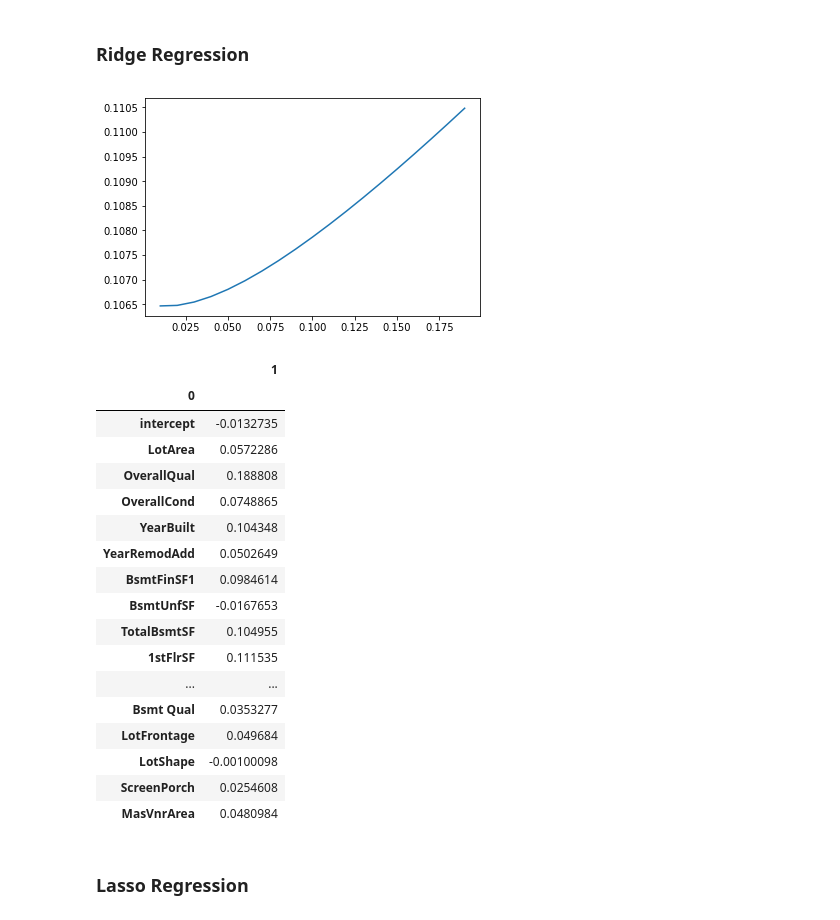
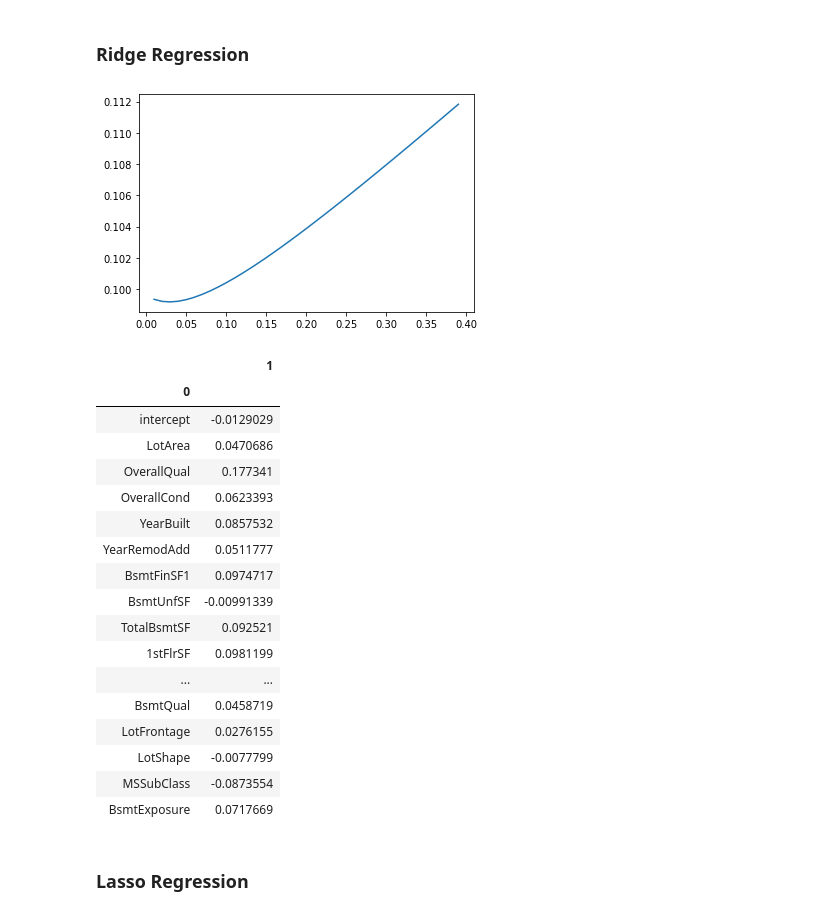
Before and after one commit to reeeno/iowa-housing-price, a Jupyter notebook: IHP.ipynb, the cells around one changed output. Cells and saved outputs as stored; diff of their text form; code cells hidden in the pictures.

```diff
--- a/IHP.ipynb
+++ b/IHP.ipynb
@@ -18,5 +18,10 @@ additional_features = pd.read_csv(f"{data_folder}/data.csv").drop("Id", axis=1)
 additional_features = additional_features.fillna(additional_features.mean())
 additional_features = additional_features.fillna('N/A')
 base_features = pd.read_csv(f"{data_folder}/Houseprice_data_scaled.csv")
+for c in base_features.columns:
+    try:
+        additional_features = additional_features.drop([c], axis=1)
+    except KeyError:
+        next
 # %% [markdown]
 ### Parameters & Constants
@@ -226,35 +437,35 @@ regression(ADDITIONAL_FEATURES_SELECT, method='linear')['coeffs']
 # %% [markdown]
 ### Ridge Regression
 # %%
-lambdas = np.arange(0.01, 0.2, 0.01)
+lambdas = np.arange(0.01, 0.4, 0.01)
 alphas = lambdas * 1800
 
-mses = [x['mse'] for x in regression(ADDITIONAL_FEATURES_SELECT, method='ridge', alpha=alphas)]
+mses = [x['mse'] for x in regression(ADDITIONAL_FEATURES, method='ridge', alpha=alphas)]
 
 plt.plot(lambdas, mses)
 plt.show()
 
-regression(ADDITIONAL_FEATURES_SELECT, method='ridge', alpha=LAMBDA_RIDGE*1800)['coeffs']
+regression(ADDITIONAL_FEATURES, method='ridge', alpha=LAMBDA_RIDGE*1800)['coeffs']
 # %% [output]
-[figure, old version]
+[figure, new version]
 |  | 1 |
 | 0 |  |
-| intercept | -0.0132735 |
-| LotArea | 0.0572286 |
-| OverallQual | 0.188808 |
-| OverallCond | 0.0748865 |
-| YearBuilt | 0.104348 |
-| YearRemodAdd | 0.0502649 |
-| BsmtFinSF1 | 0.0984614 |
-| BsmtUnfSF | -0.0167653 |
-| TotalBsmtSF | 0.104955 |
-| 1stFlrSF | 0.111535 |
+| intercept | -0.0129029 |
+| LotArea | 0.0470686 |
+| OverallQual | 0.177341 |
+| OverallCond | 0.0623393 |
+| YearBuilt | 0.0857532 |
+| YearRemodAdd | 0.0511777 |
+| BsmtFinSF1 | 0.0974717 |
+| BsmtUnfSF | -0.00991339 |
+| TotalBsmtSF | 0.092521 |
+| 1stFlrSF | 0.0981199 |
 | ... | ... |
-| Bsmt Qual | 0.0353277 |
-| LotFrontage | 0.049684 |
-| LotShape | -0.00100098 |
-| ScreenPorch | 0.0254608 |
-| MasVnrArea | 0.0480984 |
+| BsmtQual | 0.0458719 |
+| LotFrontage | 0.0276155 |
+| LotShape | -0.0077799 |
+| MSSubClass | -0.0873554 |
+| BsmtExposure | 0.0717669 |
 # %% [markdown]
 ### Lasso Regression
 # %%
```
Also changed, not shown: parts of 22 cells of this notebook.
